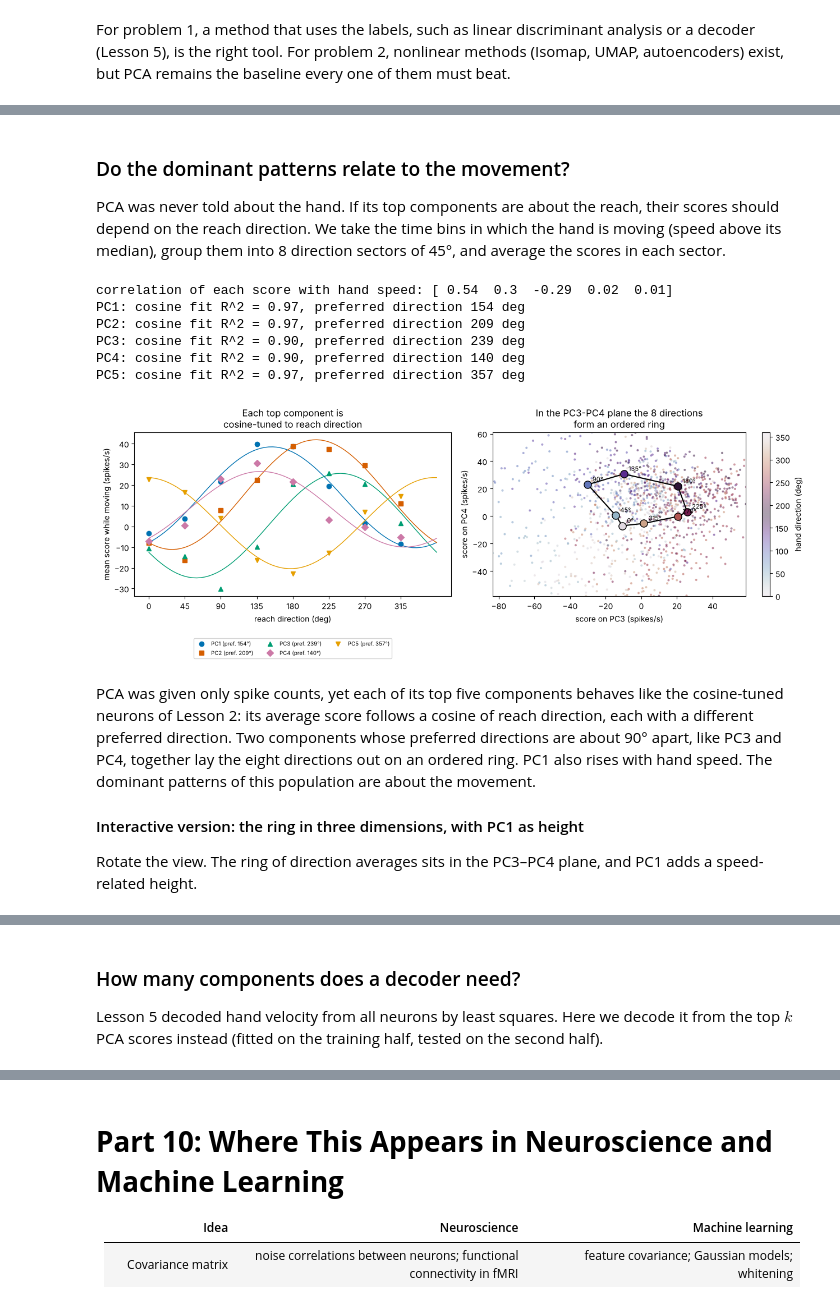
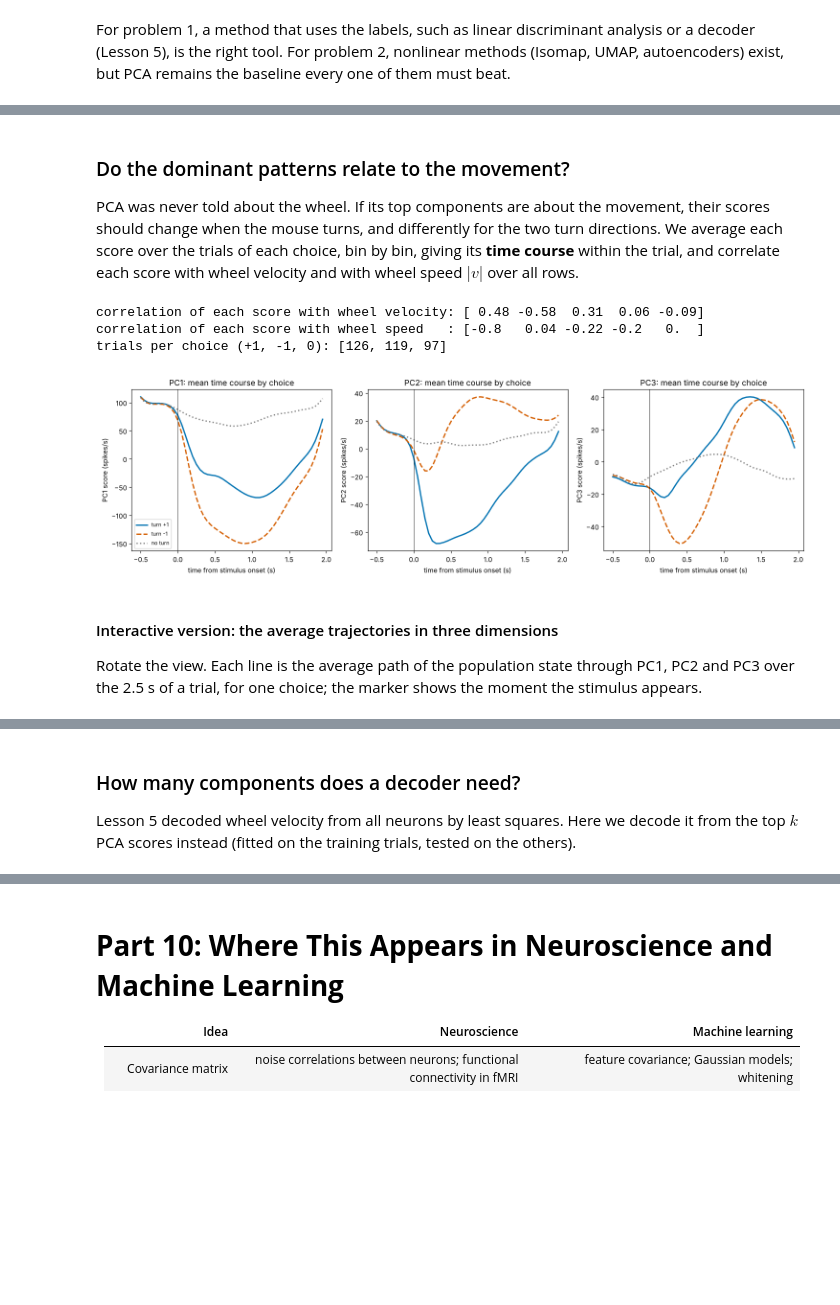
Before and after one commit to peter-adepoju/math-neuro-ml, a Jupyter notebook: week2/lesson7/Lesson7_Teaching_Notebook.ipynb, the cells around one changed output, grey strips where cells are left out. Saved outputs shown, nothing was run; the diff lists cells and outputs as text; code cells hidden in the pictures; blank space fills up the shorter version.

```diff
--- a/week2/lesson7/Lesson7_Teaching_Notebook.ipynb
+++ b/week2/lesson7/Lesson7_Teaching_Notebook.ipynb
@@ -635,57 +647,32 @@ components for 80% of the variance: raw 36, standardised 83
 # %% [markdown]
 ### Do the dominant patterns relate to the movement?
 
-PCA was never told about the hand. If its top components are about the reach, their scores should depend on the reach direction. We take the time bins in which the hand is moving (speed above its median), group them into 8 direction sectors of 45°, and average the scores in each sector.
+PCA was never told about the wheel. If its top components are about the movement, their scores should change when the mouse turns, and differently for the two turn directions. We average each score over the trials of each choice, bin by bin, giving its **time course** within the trial, and correlate each score with wheel velocity and with wheel speed $|v|$ over all rows.
 # %%
-speed = np.linalg.norm(vel, axis=1)                                         # cm/s, shape (15536,)
-direction = np.degrees(np.arctan2(vel[:, 1], vel[:, 0])) % 360              # deg, shape (15536,)
-moving = speed > np.median(speed)
-sector = ((direction + 22.5) // 45).astype(int) % 8                         # 0 = rightwards, 2 = upwards, ...
-dirs = np.arange(8) * 45
-dir_means = np.array([scores_m1[moving & (sector == d), :5].mean(axis=0) for d in range(8)])   # shape (8, 5), spikes/s
-print("correlation of each score with hand speed:", np.round([np.corrcoef(scores_m1[:, j], speed)[0, 1] for j in range(5)], 2))
+sc3 = scores_m.reshape(n_trials, 50, -1)                          # (342, 50, n_components): trial, bin, score
+t_bins = np.arange(50) * BIN - 0.5                                # time from stimulus onset (s), bin starts
+print("correlation of each score with wheel velocity:", np.round([np.corrcoef(scores_m[:, j], vel)[0, 1] for j in range(5)], 2))
+print("correlation of each score with wheel speed   :", np.round([np.corrcoef(scores_m[:, j], np.abs(vel))[0, 1] for j in range(5)], 2))
+print("trials per choice (+1, -1, 0):", [int((choice == c).sum()) for c in (1, -1, 0)])
 
-# Fit a cosine (Lesson 2) to each component's direction averages.
-th = np.radians(dirs)
-D_cos = np.column_stack([np.ones(8), np.cos(th), np.sin(th)])
-fine = np.radians(np.arange(0, 361, 5))
-fig, axes = plt.subplots(1, 2, figsize=(13, 5))
-for j in range(5):
-    c = np.linalg.lstsq(D_cos, dir_means[:, j], rcond=None)[0]
-    r2 = 1 - np.sum((dir_means[:, j] - D_cos @ c)**2) / np.sum((dir_means[:, j] - dir_means[:, j].mean())**2)
-    pref = np.degrees(np.arctan2(c[2], c[1])) % 360
-    print(f"PC{j + 1}: cosine fit R^2 = {r2:.2f}, preferred direction {pref:.0f} deg")
-    axes[0].plot(dirs, dir_means[:, j], MARKERS[j], color=PALETTE[j], label=f'PC{j + 1} (pref. {pref:.0f}°)')
-    axes[0].plot(np.degrees(fine), c[0] + c[1] * np.cos(fine) + c[2] * np.sin(fine), color=PALETTE[j], lw=1)
-axes[0].set_xticks(dirs); axes[0].set_xlabel('reach direction (deg)'); axes[0].set_ylabel('mean score while moving (spikes/s)')
-axes[0].set_title('Each top component is\ncosine-tuned to reach direction'); axes[0].legend(fontsize=7, ncol=3, loc='upper center', bbox_to_anchor=(0.5, -0.24))
-
-a_, b_ = 2, 3                                                               # PC3 and PC4: preferred directions about 100 deg apart
-sub = np.flatnonzero(moving)[::6]
-sc = axes[1].scatter(scores_m1[sub, a_], scores_m1[sub, b_], c=direction[sub], cmap='twilight', vmin=0, vmax=360, s=4, alpha=0.4)
-plt.colorbar(sc, ax=axes[1], label='hand direction (deg)')
-axes[1].plot(np.r_[dir_means[:, a_], dir_means[0, a_]], np.r_[dir_means[:, b_], dir_means[0, b_]], 'k-', lw=1.5)
-for d in range(8):
-    axes[1].scatter(dir_means[d, a_], dir_means[d, b_], s=90, color=plt.cm.twilight(dirs[d] / 360), edgecolor='black', zorder=3)
-    axes[1].annotate(f'{dirs[d]}°', (dir_means[d, a_], dir_means[d, b_]), xytext=(6, 4), textcoords='offset points', fontsize=8)
-lo, hi = np.percentile(scores_m1[sub][:, [a_, b_]], [2, 98], axis=0)
-axes[1].set_xlim(lo[0], hi[0]); axes[1].set_ylim(lo[1], hi[1])
-axes[1].set_xlabel('score on PC3 (spikes/s)'); axes[1].set_ylabel('score on PC4 (spikes/s)')
-axes[1].set_title('In the PC3-PC4 plane the 8 directions\nform an ordered ring')
+fig, axes = plt.subplots(1, 3, figsize=(15, 4.4), sharex=True)
+labels_ch = {1: 'turn +1', -1: 'turn -1', 0: 'no turn'}
+for ax, j in zip(axes, [0, 1, 2]):
+    for c, colour, ls in [(1, PALETTE[0], '-'), (-1, PALETTE[1], '--'), (0, 'grey', ':')]:
+        ax.plot(t_bins, sc3[choice == c, :, j].mean(axis=0), color=colour, ls=ls, lw=2, label=labels_ch[c])
+    ax.axvline(0, color='black', lw=0.6)
+    ax.set_xlabel('time from stimulus onset (s)'); ax.set_ylabel(f'PC{j + 1} score (spikes/s)')
+    ax.set_title(f'PC{j + 1}: mean time course by choice')
+axes[0].legend(fontsize=8)
 plt.tight_layout()
 plt.show()
 # %% [output]
-correlation of each score with hand speed: [ 0.54  0.3  -0.29  0.02  0.01]
-PC1: cosine fit R^2 = 0.97, preferred direction 154 deg
-PC2: cosine fit R^2 = 0.97, preferred direction 209 deg
-PC3: cosine fit R^2 = 0.90, preferred direction 239 deg
-PC4: cosine fit R^2 = 0.90, preferred direction 140 deg
-PC5: cosine fit R^2 = 0.97, preferred direction 357 deg
+correlation of each score with wheel velocity: [ 0.48 -0.58  0.31  0.06 -0.09]
+correlation of each score with wheel speed   : [-0.8   0.04 -0.22 -0.2   0.  ]
+trials per choice (+1, -1, 0): [126, 119, 97]
-[figure, old version]
+[figure, new version]
 # %% [markdown]
-PCA was given only spike counts, yet each of its top five components behaves like the cosine-tuned neurons of Lesson 2: its average score follows a cosine of reach direction, each with a different preferred direction. Two components whose preferred directions are about 90° apart, like PC3 and PC4, together lay the eight directions out on an ordered ring. PC1 also rises with hand speed. The dominant patterns of this population are about the movement.
+#### Interactive version: the average trajectories in three dimensions
 
-#### Interactive version: the ring in three dimensions, with PC1 as height
-
-Rotate the view. The ring of direction averages sits in the PC3–PC4 plane, and PC1 adds a speed-related height.
+Rotate the view. Each line is the average path of the population state through PC1, PC2 and PC3 over the 2.5 s of a trial, for one choice; the marker shows the moment the stimulus appears.
 # %%
@@ -708,6 +693,6 @@ fig_loop.show(config=PLOTLY_CONFIG)
 # %% [markdown]
 ### How many components does a decoder need?
 
-Lesson 5 decoded hand velocity from all neurons by least squares. Here we decode it from the top $k$ PCA scores instead (fitted on the training half, tested on the second half).
+Lesson 5 decoded wheel velocity from all neurons by least squares. Here we decode it from the top $k$ PCA scores instead (fitted on the training trials, tested on the others).
 # %%
 def decode_r2(F):
```
Also changed, not shown: parts of 6 cells of this notebook, 1 other file.
